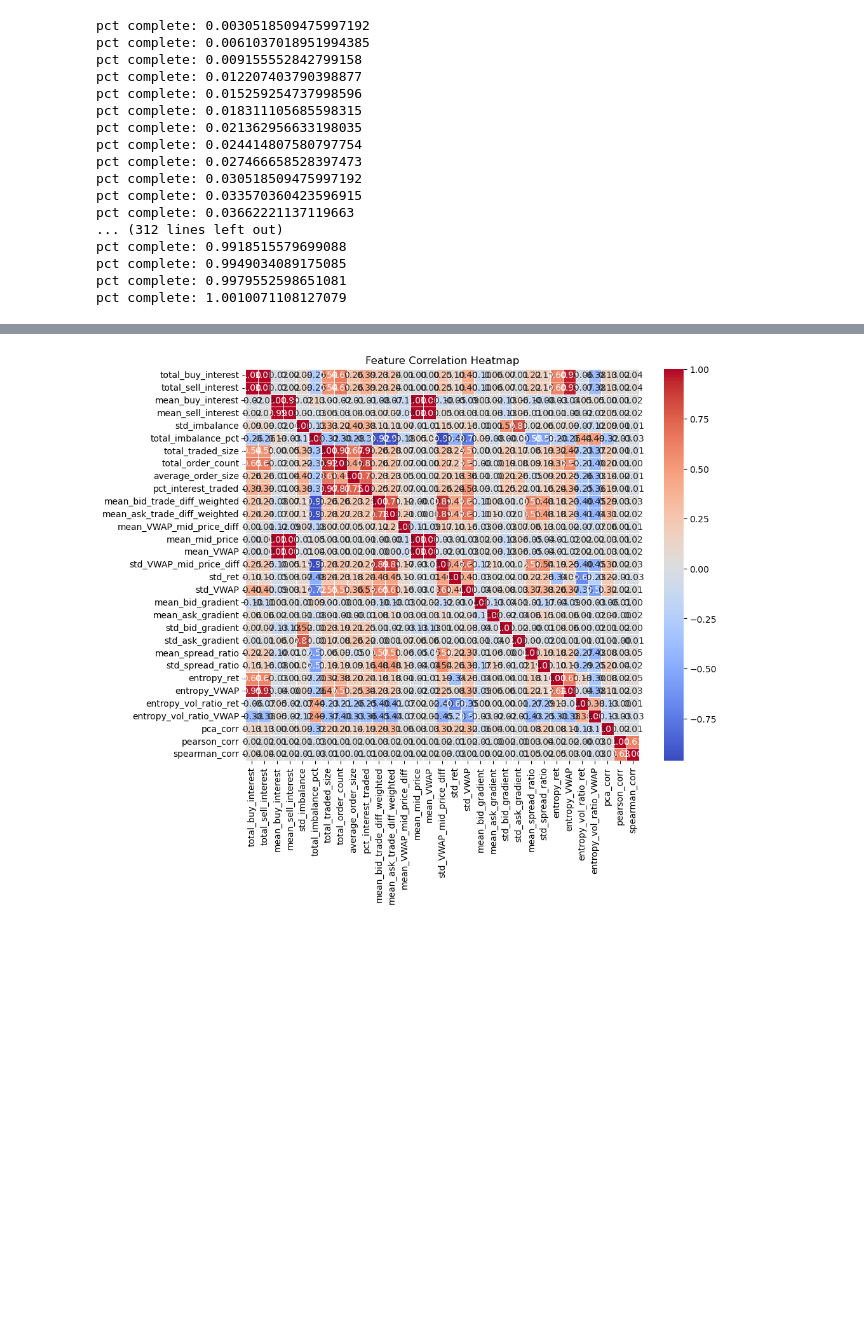
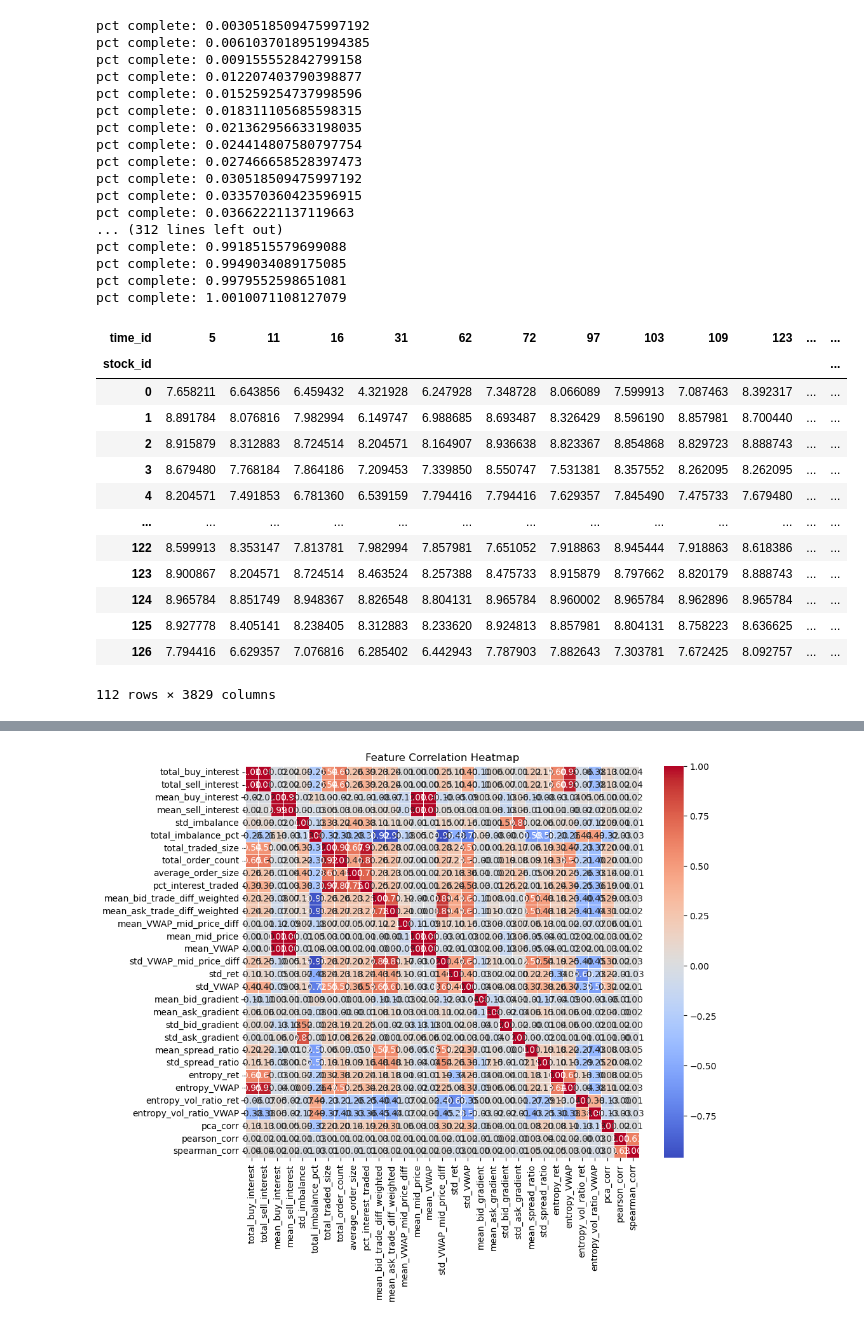
Before and after one commit to cameronjm123/home_research, a Jupyter notebook: research_projects/volatility_prediction_optiver.ipynb, the cells around one changed output, grey strips where cells are left out. Drawn from its saved outputs; the diff is of its cells as text; code cells hidden in the pictures; blank space fills up the shorter version.

```diff
--- a/research_projects/volatility_prediction_optiver.ipynb
+++ b/research_projects/volatility_prediction_optiver.ipynb
@@ -341,3 +369,20 @@ pct complete: 0.9918515579699088
 pct complete: 0.9949034089175085
 pct complete: 0.9979552598651081
 pct complete: 1.0010071108127079
+# %%
+feature_pivot
+# %% [output]
+| time_id | 5 | 11 | 16 | 31 | 62 | 72 | 97 | 103 | 109 | 123 | ... | ... |
+| stock_id |  |  |  |  |  |  |  |  |  |  |  | ... |
+| 0 | 7.658211 | 6.643856 | 6.459432 | 4.321928 | 6.247928 | 7.348728 | 8.066089 | 7.599913 | 7.087463 | 8.392317 | ... | ... |
+| 1 | 8.891784 | 8.076816 | 7.982994 | 6.149747 | 6.988685 | 8.693487 | 8.326429 | 8.596190 | 8.857981 | 8.700440 | ... | ... |
+| 2 | 8.915879 | 8.312883 | 8.724514 | 8.204571 | 8.164907 | 8.936638 | 8.823367 | 8.854868 | 8.829723 | 8.888743 | ... | ... |
+| 3 | 8.679480 | 7.768184 | 7.864186 | 7.209453 | 7.339850 | 8.550747 | 7.531381 | 8.357552 | 8.262095 | 8.262095 | ... | ... |
+| 4 | 8.204571 | 7.491853 | 6.781360 | 6.539159 | 7.794416 | 7.794416 | 7.629357 | 7.845490 | 7.475733 | 7.679480 | ... | ... |
+| ... | ... | ... | ... | ... | ... | ... | ... | ... | ... | ... | ... | ... |
+| 122 | 8.599913 | 8.353147 | 7.813781 | 7.982994 | 7.857981 | 7.651052 | 7.918863 | 8.945444 | 7.918863 | 8.618386 | ... | ... |
+| 123 | 8.900867 | 8.204571 | 8.724514 | 8.463524 | 8.257388 | 8.475733 | 8.915879 | 8.797662 | 8.820179 | 8.888743 | ... | ... |
+| 124 | 8.965784 | 8.851749 | 8.948367 | 8.826548 | 8.804131 | 8.965784 | 8.960002 | 8.965784 | 8.962896 | 8.965784 | ... | ... |
+| 125 | 8.927778 | 8.405141 | 8.238405 | 8.312883 | 8.233620 | 8.924813 | 8.857981 | 8.804131 | 8.758223 | 8.636625 | ... | ... |
+| 126 | 7.794416 | 6.629357 | 7.076816 | 6.285402 | 6.442943 | 7.787903 | 7.882643 | 7.303781 | 7.672425 | 8.092757 | ... | ... |
+112 rows × 3829 columns
```
Also changed, not shown: parts of 11 cells of this notebook, 1 other file.
